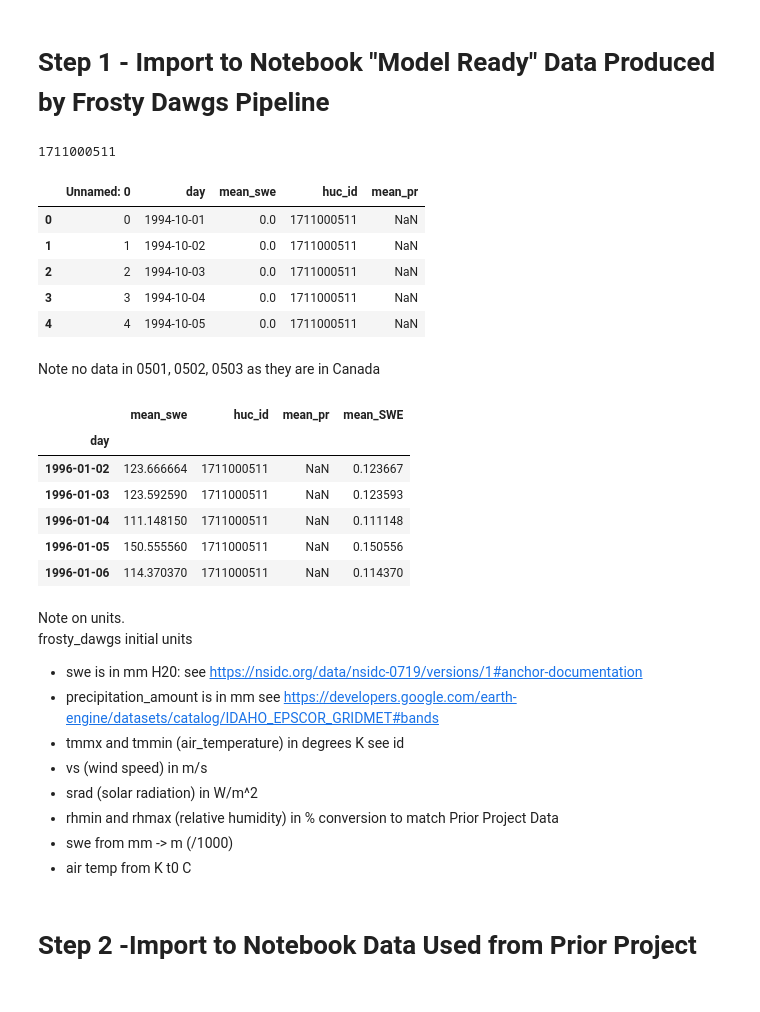
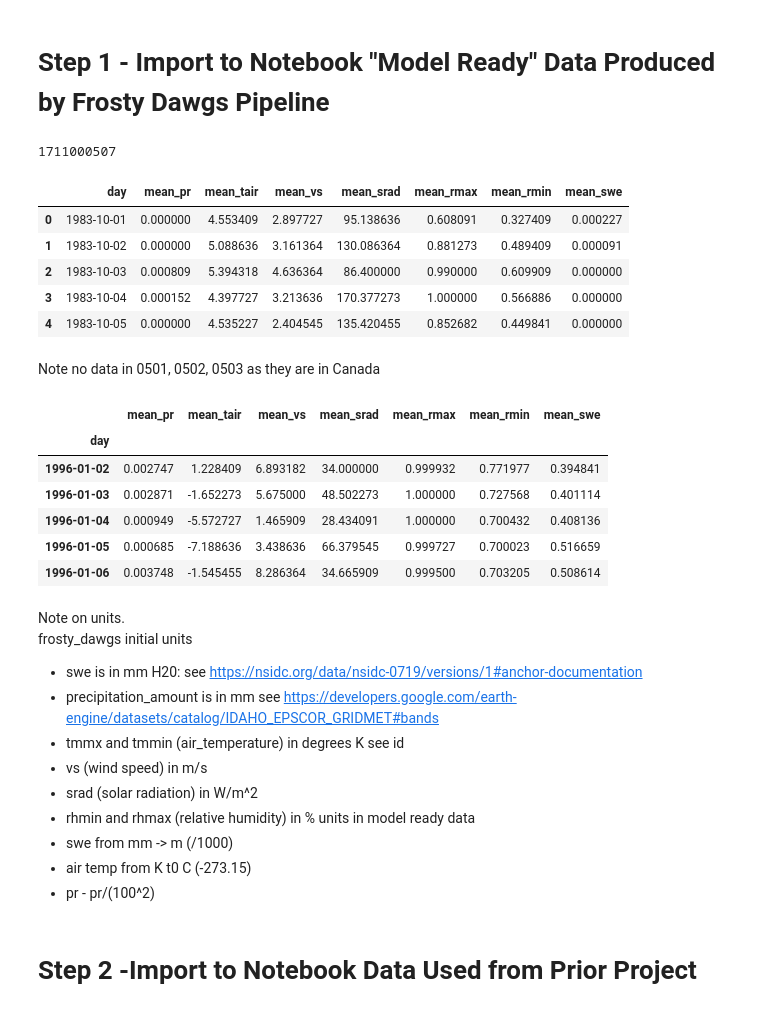
Before and after one commit to DSHydro/SnowML, a Jupyter notebook: notebooks/Verify_Pipeline/VerifyDataPipe.ipynb, the cells around one changed output. Saved outputs shown, nothing was run; the diff lists cells and outputs as text; code cells hidden in the pictures.

```diff
--- a/notebooks/Verify_Pipeline/VerifyDataPipe.ipynb
+++ b/notebooks/Verify_Pipeline/VerifyDataPipe.ipynb
@@ -47,61 +47,46 @@ def s3_to_df(file_name, bucket_name):
 # %%
 # upload the data from S3
 bucket_name = "dawgs-model-ready"
 huc_id = "17110005"
-huc_lev = "Huc10" # Huc 10 as subunit of analysis
-sub_huc = '11'
+sub_huc = '07'
 full_huc = huc_id + sub_huc
 print(full_huc)
 #file_name = f"model_ready_{huc_lev}_in_{huc_id}.csv"
 file_name = f"model_ready_huc{full_huc}.csv"
 df_dawgs = s3_to_df(file_name, bucket_name)
 df_dawgs.head()
 # %% [output]
-1711000511
+1711000507
-|  | Unnamed: 0 | day | mean_swe | huc_id | mean_pr |
-| 0 | 0 | 1994-10-01 | 0.0 | 1711000511 | NaN |
-| 1 | 1 | 1994-10-02 | 0.0 | 1711000511 | NaN |
-| 2 | 2 | 1994-10-03 | 0.0 | 1711000511 | NaN |
-| 3 | 3 | 1994-10-04 | 0.0 | 1711000511 | NaN |
-| 4 | 4 | 1994-10-05 | 0.0 | 1711000511 | NaN |
+|  | day | mean_pr | mean_tair | mean_vs | mean_srad | mean_rmax | mean_rmin | mean_swe |
+| 0 | 1983-10-01 | 0.000000 | 4.553409 | 2.897727 | 95.138636 | 0.608091 | 0.327409 | 0.000227 |
+| 1 | 1983-10-02 | 0.000000 | 5.088636 | 3.161364 | 130.086364 | 0.881273 | 0.489409 | 0.000091 |
+| 2 | 1983-10-03 | 0.000809 | 5.394318 | 4.636364 | 86.400000 | 0.990000 | 0.609909 | 0.000000 |
+| 3 | 1983-10-04 | 0.000152 | 4.397727 | 3.213636 | 170.377273 | 1.000000 | 0.566886 | 0.000000 |
+| 4 | 1983-10-05 | 0.000000 | 4.535227 | 2.404545 | 135.420455 | 0.852682 | 0.449841 | 0.000000 |
 # %% [markdown]
 Note no data in 0501, 0502, 0503 as they are in Canada
 # %%
-# a bit of cleaning and filtering
-
-# Filter to the -XX subbasin
-df_dawgs_clean = df_dawgs[df_dawgs['huc_id'] == int(full_huc)]
+# some further processing
 
 # Ensure the 'time' column is in datetime format
-df_dawgs_clean['day'] = pd.to_datetime(df_dawgs_clean['day'])
+df_dawgs['day'] = pd.to_datetime(df_dawgs['day'])
 
 # Filter rows where 'time' is after the year 1996
-df_dawgs_clean = df_dawgs_clean[df_dawgs_clean['day'] > '1996-01-01']
+df_dawgs = df_dawgs[df_dawgs['day'] > '1996-01-01']
 
 # Set time as the index
-df_dawgs_clean = df_dawgs_clean.set_index('day')
+df_dawgs_clean = df_dawgs.set_index('day')
 
 # Display
 df_dawgs_clean.head()
-
-# convert units
-df_dawgs_clean["mean_SWE"] = df_dawgs_clean["mean_swe"]/1000 # mm->m
-df_dawgs_clean["mean_pr"] = df_dawgs_clean["mean_pr"]/(100**2) # TO DO: EXPLAIN UNIT CHANGE
-#df_dawgs_clean["mean_tmmx"] = df_dawgs_clean["mean_tmmx"] - 273.15  # degrees K to degrees C
-#df_dawgs_clean["mean_tmmn"] = df_dawgs_clean["mean_tmmn"] - 273.15  # degrees K to degrees C
-
-col_to_kp = df_dawgs_clean.columns.drop("Unnamed: 0")
-
-df_dawgs_clean = df_dawgs_clean[col_to_kp]
-df_dawgs_clean.head()
 # %% [output]
-|  | mean_swe | huc_id | mean_pr | mean_SWE |
-| day |  |  |  |  |
-| 1996-01-02 | 123.666664 | 1711000511 | NaN | 0.123667 |
-| 1996-01-03 | 123.592590 | 1711000511 | NaN | 0.123593 |
-| 1996-01-04 | 111.148150 | 1711000511 | NaN | 0.111148 |
-| 1996-01-05 | 150.555560 | 1711000511 | NaN | 0.150556 |
-| 1996-01-06 | 114.370370 | 1711000511 | NaN | 0.114370 |
+|  | mean_pr | mean_tair | mean_vs | mean_srad | mean_rmax | mean_rmin | mean_swe |
+| day |  |  |  |  |  |  |  |
+| 1996-01-02 | 0.002747 | 1.228409 | 6.893182 | 34.000000 | 0.999932 | 0.771977 | 0.394841 |
+| 1996-01-03 | 0.002871 | -1.652273 | 5.675000 | 48.502273 | 1.000000 | 0.727568 | 0.401114 |
+| 1996-01-04 | 0.000949 | -5.572727 | 1.465909 | 28.434091 | 1.000000 | 0.700432 | 0.408136 |
+| 1996-01-05 | 0.000685 | -7.188636 | 3.438636 | 66.379545 | 0.999727 | 0.700023 | 0.516659 |
+| 1996-01-06 | 0.003748 | -1.545455 | 8.286364 | 34.665909 | 0.999500 | 0.703205 | 0.508614 |
 # %% [markdown]
 Note on units.
 frosty_dawgs initial units
@@ -111,9 +96,10 @@ frosty_dawgs initial units
  - vs (wind speed) in m/s
  - srad (solar radiation) in W/m^2
  - rhmin and rhmax (relative humidity) in %
-conversion to match Prior Project Data
+units in model ready data
 - swe from mm -> m (/1000)
-- air temp from K t0 C
+- air temp from K t0 C (-273.15)
+- pr - pr/(100^2)
 # %% [markdown]
 # Step 2 -Import to Notebook Data Used from Prior Project
 # %%
```
Also changed, not shown: parts of 17 cells of this notebook, 2 other files.
